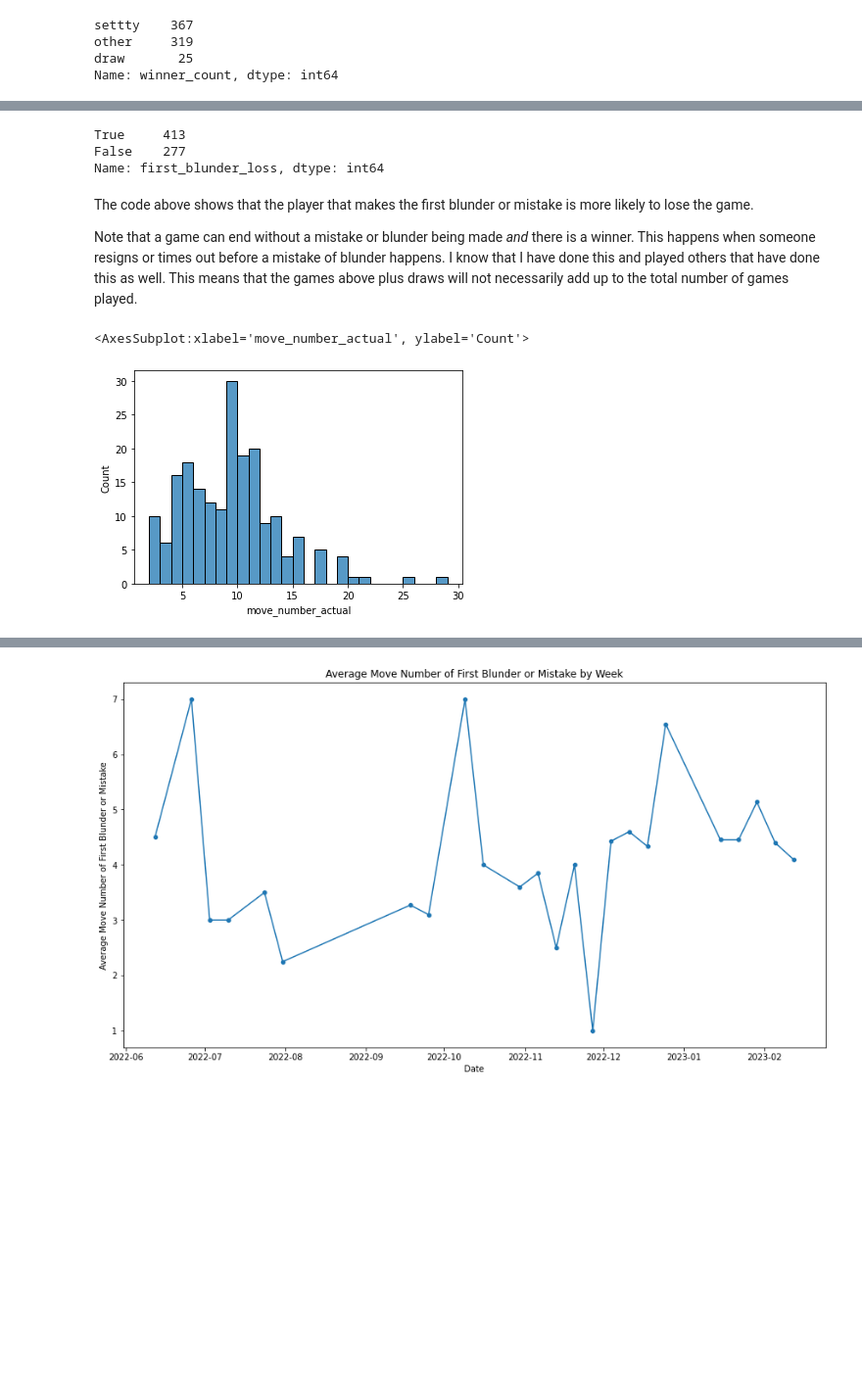
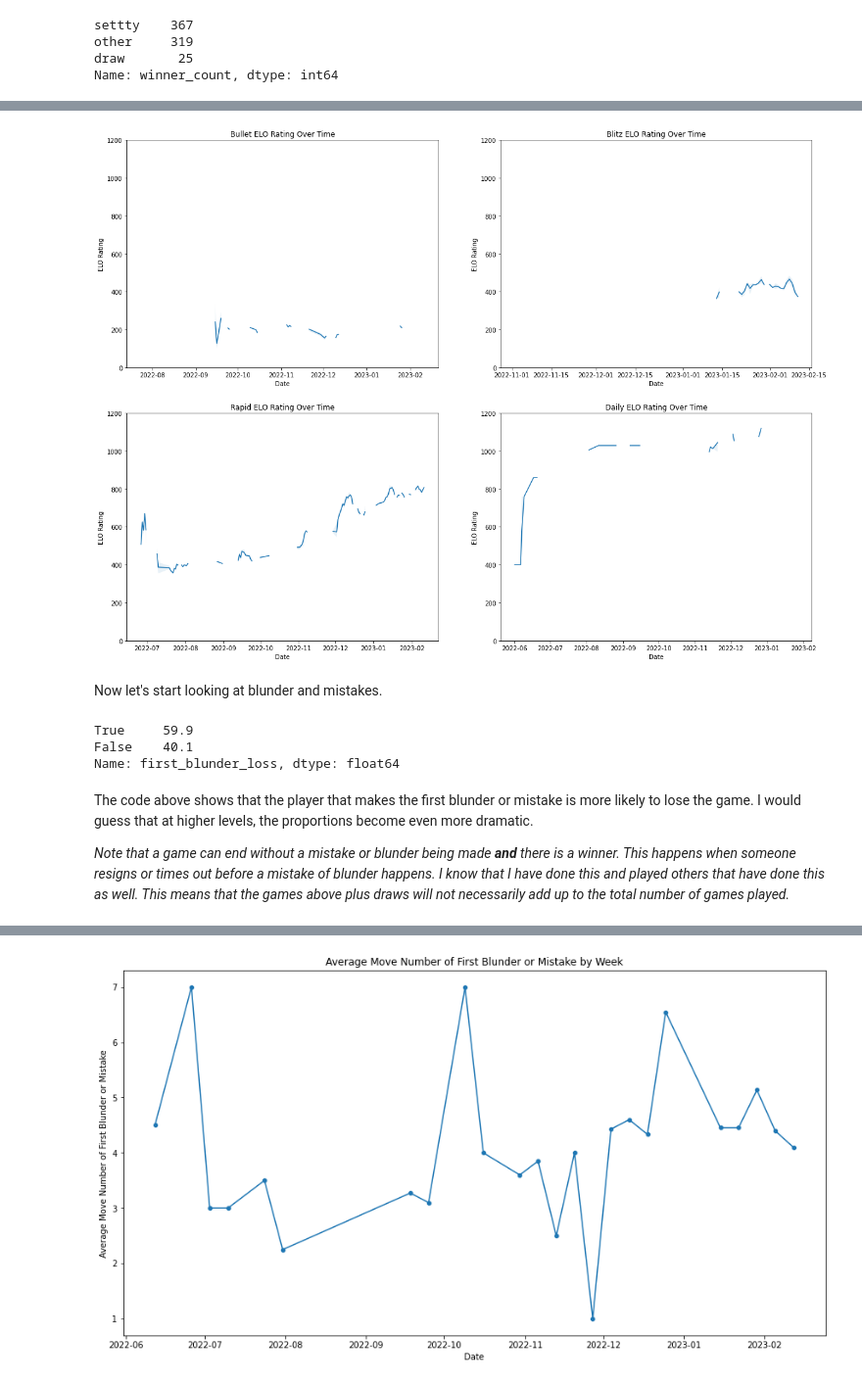
Before and after one commit to s-etty/chess-analysis, a Jupyter notebook: chess-analysis.ipynb, the cells around one changed output, grey strips where cells are left out. Shown at 98% size. Saved outputs shown, nothing was run; the diff lists cells and outputs as text; code cells hidden in the pictures; blank space fills up the shorter version.

Commit message:
add new plots for elo

```diff
--- a/chess-analysis.ipynb
+++ b/chess-analysis.ipynb
@@ -198,3 +275,61 @@ scored_games.loc[(scored_games['mistake'] == True) | (scored_games['blunder']),
+# %%
+grpd_games = (scored_games.groupby([pd.Grouper(key = 'game_date', freq = "1D"), 'time_category'])
+              ['user_elo']
+              .agg([np.min, np.max, np.mean]))
+
+grpd_games = pd.pivot_table(grpd_games, index=['game_date'], columns = ['time_category'])
+#grpd_games_weekly['amax']['Blitz']
+#grpd_games_weekly['amax'].columns
+fig, axs = plt.subplots(2, 2, figsize=[20,15])
+axs[0, 0].plot(grpd_games.index,
+               grpd_games['mean']['Bullet'])
+axs[0, 0].fill_between(grpd_games.index,
+                       grpd_games['amax']['Bullet'],
+                       grpd_games['amin']['Bullet'],
+                       alpha=0.10)
+axs[0, 0].set_ylim(0, 1200)
+axs[0, 0].set_xlabel('Date')
+axs[0, 0].set_ylabel('ELO Rating')
+axs[0, 0].set_title("Bullet ELO Rating Over Time")
+
+axs[0, 1].plot(grpd_games.index,
+               grpd_games['mean']['Blitz'])
+axs[0, 1].fill_between(grpd_games.index,
+                       grpd_games['amax']['Blitz'],
+                       grpd_games['amin']['Blitz'],
+                       alpha=0.10)
+axs[0, 1].set_ylim(0, 1200)
+axs[0, 1].set_xlabel('Date')
+axs[0, 1].set_ylabel('ELO Rating')
+axs[0, 1].set_title("Blitz ELO Rating Over Time")
+
+axs[1, 0].plot(grpd_games.index,
+               grpd_games['mean']['Rapid'])
+axs[1, 0].fill_between(grpd_games.index,
+                       grpd_games['amax']['Rapid'],
+                       grpd_games['amin']['Rapid'],
+                       alpha=0.10)
+axs[1, 0].set_ylim(0, 1200)
+axs[1, 0].set_xlabel('Date')
+axs[1, 0].set_ylabel('ELO Rating')
+axs[1, 0].set_title("Rapid ELO Rating Over Time")
+
+axs[1, 1].plot(grpd_games.index,
+               grpd_games['mean']['Daily'])
+axs[1, 1].fill_between(grpd_games.index,
+                       grpd_games['amax']['Daily'],
+                       grpd_games['amin']['Daily'],
+                       alpha=0.10)
+axs[1, 1].set_ylim(0, 1200)
+axs[1, 1].set_xlabel('Date')
+axs[1, 1].set_ylabel('ELO Rating')
+axs[1, 1].set_title("Daily ELO Rating Over Time")
+
+plt.show()
+# %% [output]
+[figure, added]
+# %% [markdown]
+Now let's start looking at blunder and mistakes.
 # %%
 # identify player who made first blunder
 # odd numbered move_number_actual = black player move, even numbered move_number_actual = white player move
@@ -205,19 +340,12 @@ first_blnd_mist.loc[first_blnd_mist['winner'] == first_blnd_mist['first_player_b
 first_blnd_mist.loc[first_blnd_mist['winner'] != first_blnd_mist['first_player_blunder'], 'first_blunder_loss'] = True
 #first_blnd_mist[['winner', 'first_player_blunder', 'first_blunder_loss']]
 #first_blnd_mist[['winner', 'blunder', 'mistake', 'move_number_actual']]
-first_blnd_mist['first_blunder_loss'].value_counts()
+first_blnd_mist['first_blunder_loss'].value_counts(normalize = True).round(3)*100
 # %% [output]
-True     413
-False    277
-Name: first_blunder_loss, dtype: int64
+True     59.9
+False    40.1
+Name: first_blunder_loss, dtype: float64
 # %% [markdown]
-The code above shows that the player that makes the first blunder or mistake is more likely to lose the game.
+The code above shows that the player that makes the first blunder or mistake is more likely to lose the game. I would guess that at higher levels, the proportions become even more dramatic.
 
-Note that a game can end without a mistake or blunder being made *and* there is a winner. This happens when someone resigns or times out before a mistake of blunder happens. I know that I have done this and played others that have done this as well. This means that the games above plus draws will not necessarily add up to the total number of games played.
+*Note that a game can end without a mistake or blunder being made **and** there is a winner. This happens when someone resigns or times out before a mistake of blunder happens. I know that I have done this and played others that have done this as well. This means that the games above plus draws will not necessarily add up to the total number of games played.*
-# %%
-user_first_blnd_mist = first_blnd_mist.loc[first_blnd_mist['first_player_blunder'] == user]
-user_first_blnd_mist[['game_date','score', 'blunder', 'mistake', 'move_number_actual','moves_list']].head()
-sns.histplot(data=user_first_blnd_mist, x="move_number_actual", binwidth=1)
-# %% [output]
-<AxesSubplot:xlabel='move_number_actual', ylabel='Count'>
-[figure, removed]
```
Also changed, not shown: parts of 27 cells of this notebook, 5 other files.
